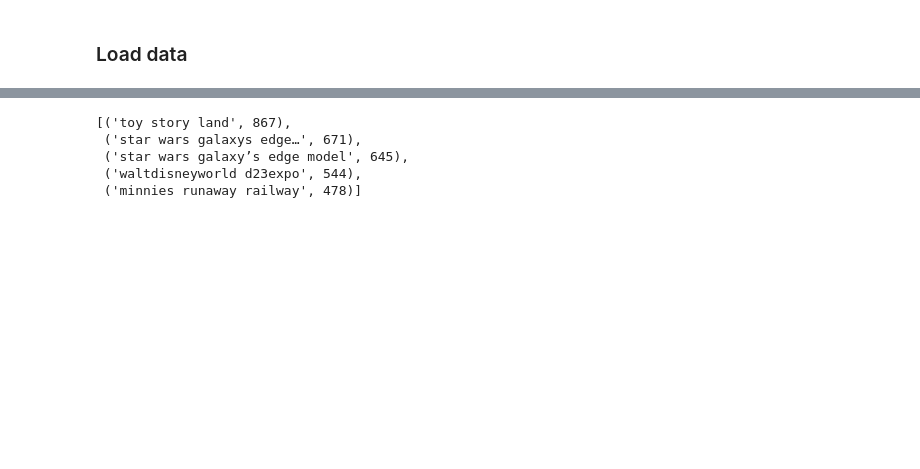
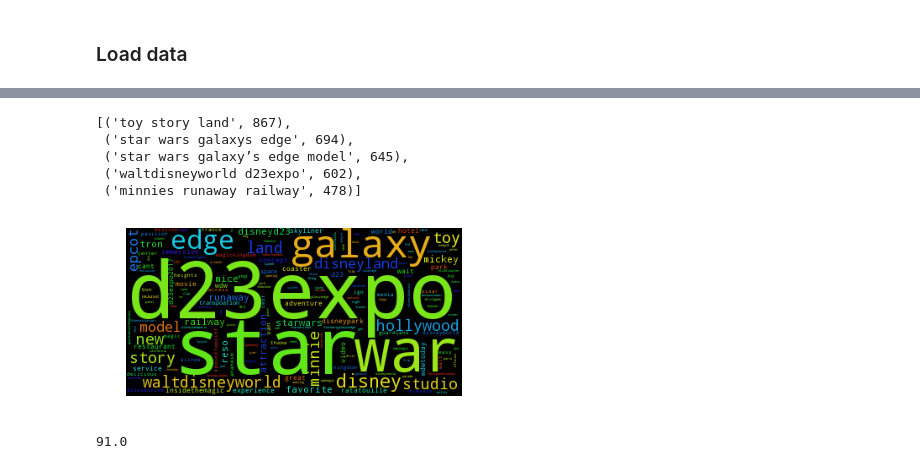
Before and after one commit to nbrawand/DisneyData, a Jupyter notebook: Untitled.ipynb, the cells around one changed output, grey strips where cells are left out. Cells and saved outputs as stored; diff of their text form; code cells hidden in the pictures; blank space fills up the shorter version.

```diff
--- a/Untitled.ipynb
+++ b/Untitled.ipynb
@@ -33,15 +35,34 @@ df2 = df2[df2['date']<'2017-07-16  00:00:00']
 # create set of words in tweets
 wordlist = []
 for i in df2.tweet.values:
-    blob = TextBlob(i)
+    blob = TextBlob(i.replace('…',''))
     wordlist += blob.noun_phrases
     #wordlist += i.replace(':','').split()
 # count words
 collection = collections.Counter(wordlist)
-collection.most_common(n=5)
+mostcommon = collection.most_common()
+mostcommon[:5]
 # %% [output]
 [('toy story land', 867),
- ('star wars galaxys edge…', 671),
+ ('star wars galaxys edge', 694),
  ('star wars galaxy’s edge model', 645),
- ('waltdisneyworld d23expo', 544),
+ ('waltdisneyworld d23expo', 602),
  ('minnies runaway railway', 478)]
+# %%
+# Read the whole text.
+text = ','.join(wordlist)
+# Generate a word cloud image
+wordcloud = WordCloud().generate(text)
+plt.imshow(wordcloud, interpolation='bilinear')
+plt.axis("off")
+plt.show()
+# %% [output]
+[figure, added]
+# %%
+df2 = df[df['date']>'2017-07-15  22:00:00']
+df2 = df2[df2['date']<'2017-07-16  00:00:00']
+positive = df2[df2['sentiment']=='positive']['date'].count()
+negative = df2[df2['sentiment']=='negative']['date'].count()
+round(positive*100/(positive+negative))
+# %% [output]
+91.0
```
Also changed, not shown: parts of 3 cells of this notebook.
